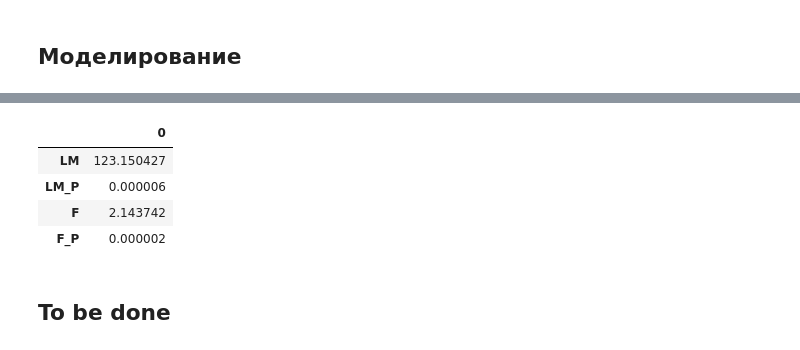
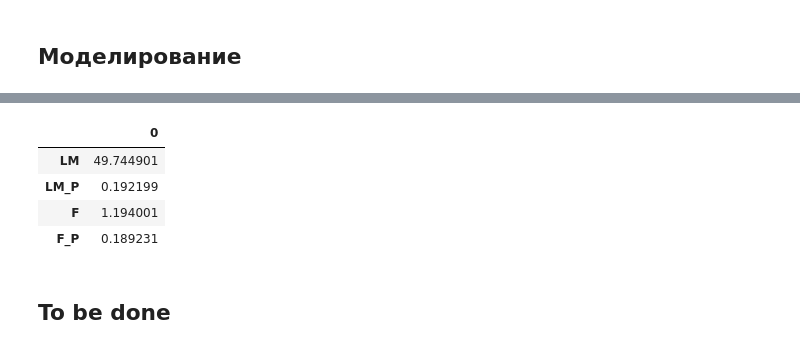
Before and after one commit to rmnigm/econometrics, a Jupyter notebook: notebooks/amsterdam_airbnb.ipynb, the cells around one changed output, grey strips where cells are left out. Drawn from its saved outputs; the diff is of its cells as text; code cells hidden in the pictures.

Commit message:
new version of modelling

```diff
--- a/notebooks/amsterdam_airbnb.ipynb
+++ b/notebooks/amsterdam_airbnb.ipynb
@@ -522,12 +554,19 @@ plt.show()
 # %% [markdown]
 ## Моделирование
 # %%
-train, test = train_test_split(data, train_size=0.8)
+train, test = train_test_split(data.drop(columns='cleanliness_rating_grouped'), train_size=0.8, random_state=1000)
+# %%
+grouped_categorical_columns = [
+    'person_capacity_grouped',
+    'bedrooms_grouped',
+    'room_type_grouped',
+    'host_is_superhost'
+]
 # %%
 Y = train['realSum']
 
 numerical_values = train[numerical_columns[1:]]
-dummies = pd.get_dummies(train[grouped_categorical_columns])
+dummies = pd.get_dummies(train[grouped_categorical_columns], drop_first=True)
 
 X = pd.concat([dummies, numerical_values], axis=1)
 X = sm.add_constant(X)
@@ -535,7 +574,7 @@ X = sm.add_constant(X)
 Y_test = test['realSum']
 
 test_numerical_values = test[numerical_columns[1:]]
-test_dummies = pd.get_dummies(test[grouped_categorical_columns])
+test_dummies = pd.get_dummies(test[grouped_categorical_columns], drop_first=True)
 
 X_test = pd.concat([test_dummies, test_numerical_values], axis=1)
 X_test = sm.add_constant(X_test)
@@ -594,11 +634,11 @@ vif
 # %%
-het_white_result = pd.DataFrame(sms.diagnostic.het_white(fitted_model.resid, X), index = ['LM', 'LM_P', 'F', 'F_P'])
+het_white_result = pd.DataFrame(het_white(fitted_model.resid, X), index = ['LM', 'LM_P', 'F', 'F_P'])
 het_white_result
 # %% [output]
 |  | 0 |
-| LM | 123.150427 |
-| LM_P | 0.000006 |
-| F | 2.143742 |
-| F_P | 0.000002 |
+| LM | 49.744901 |
+| LM_P | 0.192199 |
+| F | 1.194001 |
+| F_P | 0.189231 |
 # %% [markdown]
 ## To be done
```
Also changed, not shown: parts of 19 cells of this notebook.
